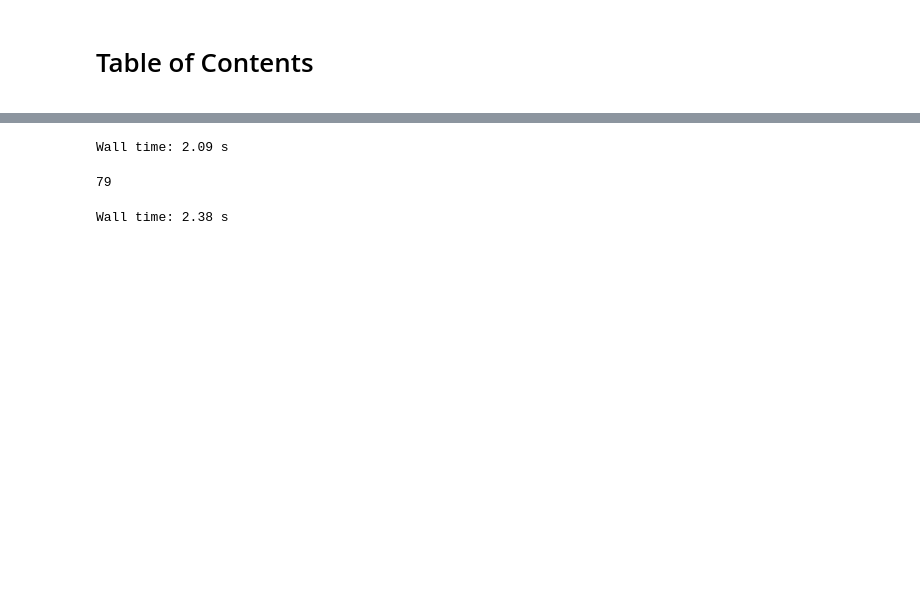
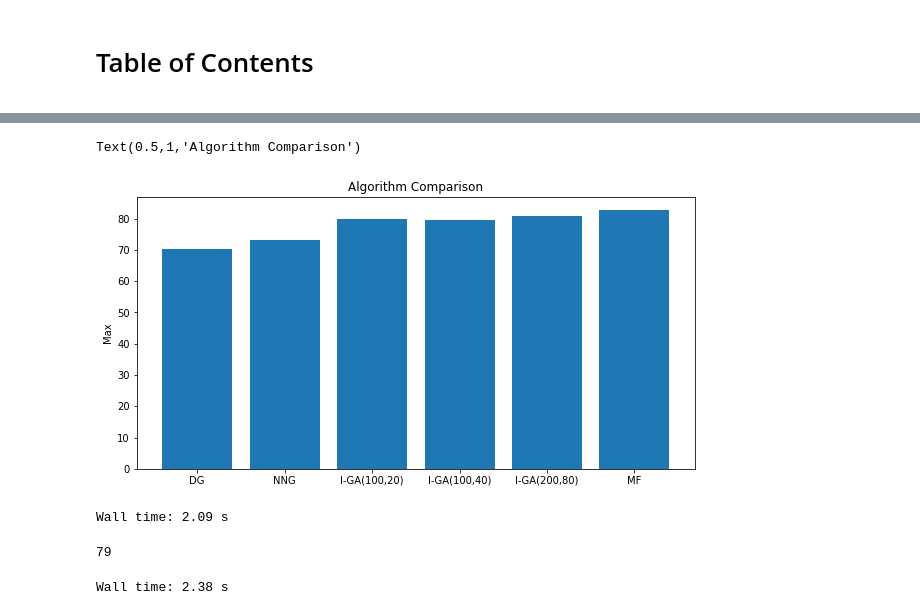
Before and after one commit to SunSwallow/SJTU-AU339-1, a Jupyter notebook: P3/PLOT.ipynb, the cells around one changed output, grey strips where cells are left out. Drawn from its saved outputs; the diff is of its cells as text; code cells hidden in the pictures; blank space fills up the shorter version.

```diff
--- a/P3/PLOT.ipynb
+++ b/P3/PLOT.ipynb
@@ -56,3 +81,19 @@ data.boxplot()
+# %%
+plt.figure(figsize=(10,5))
+plt.bar(['DG','NNG','I-GA(100,20)','I-GA(100,40)','I-GA(200,80)','MF'],[np.mean(max0),np.mean(max1),np.mean(max2),\
+                                                                       np.mean(max3),np.mean(max4),np.mean(max5)])
+# data = pd.DataFrame({'DG':-np.array(dist0),
+#                     'NNG':-np.array(dist1),
+#                     'I-GA(100,20)':-np.array(dist2),
+#                     'I-GA(100,40)':-np.array(dist3),
+#                     'I-GA(200,80)':-np.array(dist4),
+#                     'MF':-np.array(dist5)})
+plt.ylabel('Max')
+plt.title('Algorithm Comparison')
+# data.boxplot(['DG','NNG','I-GA(100,20)','I-GA(100,40)','I-GA(200,80)','MF'])
+# %% [output]
+Text(0.5,1,'Algorithm Comparison')
+[figure, added]
 # %%
 %%time
 maxiter = 200
```
Also changed, not shown: parts of 4 cells of this notebook.
